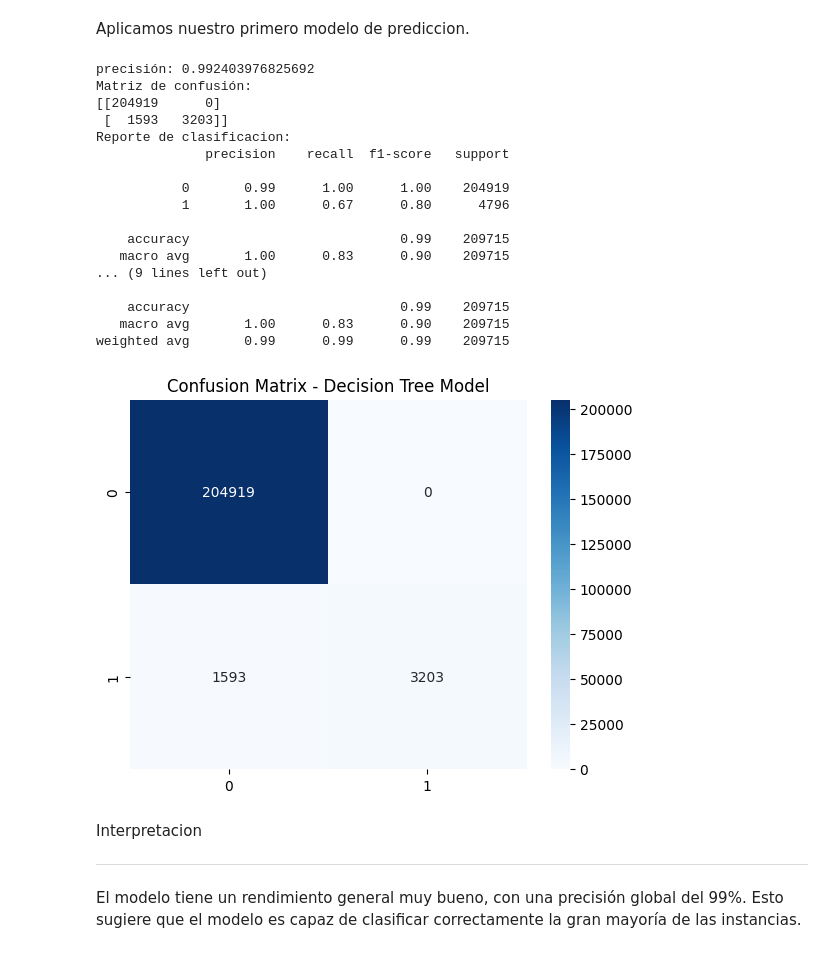
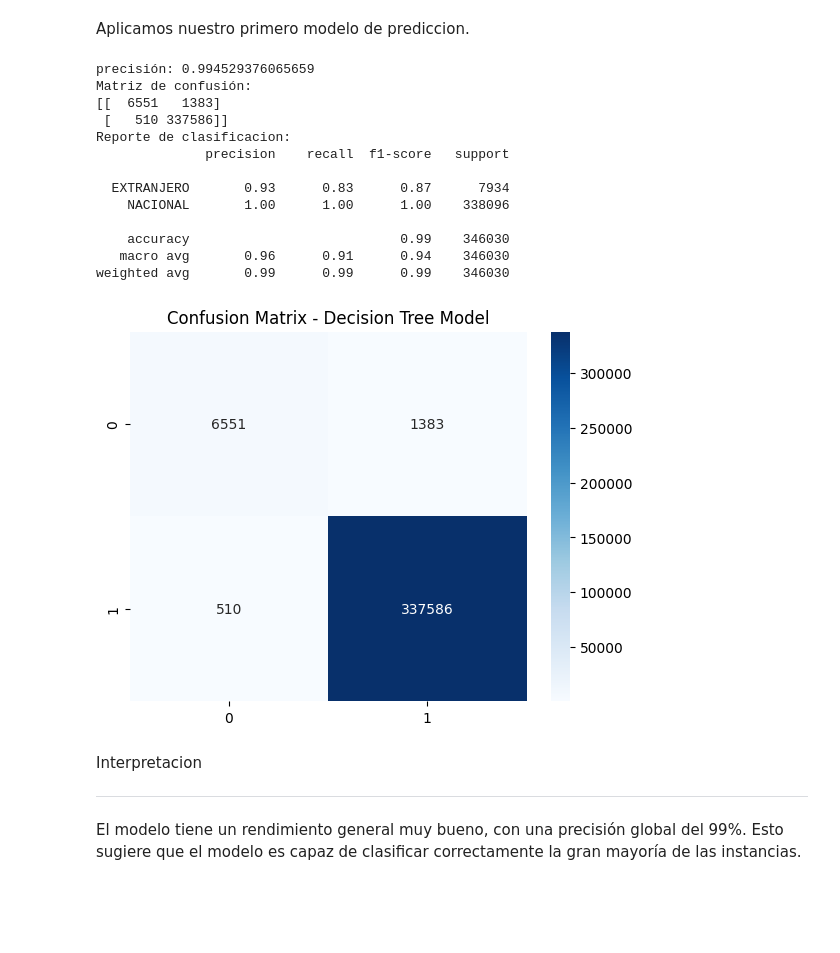
Before and after one commit to ERICK2500/Proyecto_CoderHouse, a Jupyter notebook: ERICK_RAMOS_ZAPATA_2°PREENTREGA.ipynb, the cells around one changed output. Saved outputs shown, nothing was run; the diff lists cells and outputs as text; code cells hidden in the pictures; blank space fills up the shorter version.

```diff
--- a/ERICK_RAMOS_ZAPATA_2°PREENTREGA.ipynb
+++ b/ERICK_RAMOS_ZAPATA_2°PREENTREGA.ipynb
@@ -455,0 +398,3 @@ Name: NACIONAL_EXTRANJERO, dtype: int64
+# %%
+X=df.drop(columns=['REGION','FECHA_CORTE','PAIS_EXTRANJERO','PROVINCIA','DISTRITO','UBIGEO','NACIONAL_EXTRANJERO','COD_UNIDAD_EJECUTORA','UNIDAD_EJECUTORA','CODIGO_IPRESS',	'IPRESS','TOTAL_AFILIADOS'])
+Y=df['NACIONAL_EXTRANJERO']
@@ -455,0 +416,3 @@ Name: NACIONAL_EXTRANJERO, dtype: int64
+# %%
+import pandas as pd
+X_NEW = pd.get_dummies(X, columns=['AMBITO_INEI','VRAEM','DOCUMENTO_IDENTIDAD','SEXO','REGIMEN_FINANCIAMIENTO','PLAN_DE_SEGURO','COBERTURA_FINANCIERA'],dtype=float)
@@ -470,57 +437,51 @@ Aplicamos nuestro primero modelo de prediccion.
 # %%
 # @title
 # Dividir los datos en conjuntos de entrenamiento y prueba
-X_train, X_test, y_train, y_test = train_test_split(X, y, test_size=0.2, random_state=42)
+from sklearn.model_selection import train_test_split
+X_train, X_test, y_train, y_test = train_test_split(X_NEW, Y, test_size=0.33, random_state=42)
 
-# Inicializar y entrenar un modelo de RandomForestClassifier
-model = DecisionTreeClassifier(random_state=1234)
-model.fit(X_train, y_train)
+# Entrenar el arbol
+from sklearn import tree
+clf = tree.DecisionTreeClassifier(max_depth=6, min_samples_leaf=5, random_state=4)
+clf = clf.fit(X_train, y_train)
 
 # Realizar predicciones en el conjunto de prueba
-predictions = model.predict(X_test)
+y_pred= clf.predict(X_test)
 
 # Calcular métricas de evaluación
-accuracy = accuracy_score(y_test, predictions)
-conf_matrix = confusion_matrix(y_test, predictions)
-classification_rep = classification_report(y_test, predictions)
+from sklearn.metrics import classification_report
+classification_rep = classification_report(y_test, y_pred)
+accuracy = accuracy_score(y_test, y_pred)
+conf_matrix = confusion_matrix(y_test,y_pred)
+
 
 # Visualizar las métricas
 print(f"precisión: {accuracy}")
 print("Matriz de confusión:")
 print(conf_matrix)
 print("Reporte de clasificacion:")
 print(classification_rep)
 
 
-# Evaluar el rendimiento del modelo de Árboles de Decisión
-print("Decision Tree Model:")
-print("Accuracy:", accuracy_score(y_test, predictions))
-print("Reporte de clasificacion:")
-print(classification_report(y_test, predictions))
-
 # Visualizar la matriz de confusión para el modelo de Árboles de Decisión
-sns.heatmap(confusion_matrix(y_test, predictions), annot=True, cmap="Blues", fmt="d")
+sns.heatmap(confusion_matrix(y_test, y_pred), annot=True, cmap="Blues", fmt="d")
 plt.title("Confusion Matrix - Decision Tree Model")
 plt.show()
 # %% [output]
-precisión: 0.992403976825692
+precisión: 0.994529376065659
 Matriz de confusión:
-[[204919      0]
- [  1593   3203]]
+[[  6551   1383]
+ [   510 337586]]
 Reporte de clasificacion:
               precision    recall  f1-score   support
 
-           0       0.99      1.00      1.00    204919
-           1       1.00      0.67      0.80      4796
+  EXTRANJERO       0.93      0.83      0.87      7934
+    NACIONAL       1.00      1.00      1.00    338096
 
-    accuracy                           0.99    209715
-   macro avg       1.00      0.83      0.90    209715
-... (9 lines left out)
-
-    accuracy                           0.99    209715
-   macro avg       1.00      0.83      0.90    209715
-weighted avg       0.99      0.99      0.99    209715
+    accuracy                           0.99    346030
+   macro avg       0.96      0.91      0.94    346030
+weighted avg       0.99      0.99      0.99    346030
-[figure, old version]
+[figure, new version]
 # %% [markdown]
 Interpretacion
 
```
Also changed, not shown: parts of 31 cells of this notebook.
